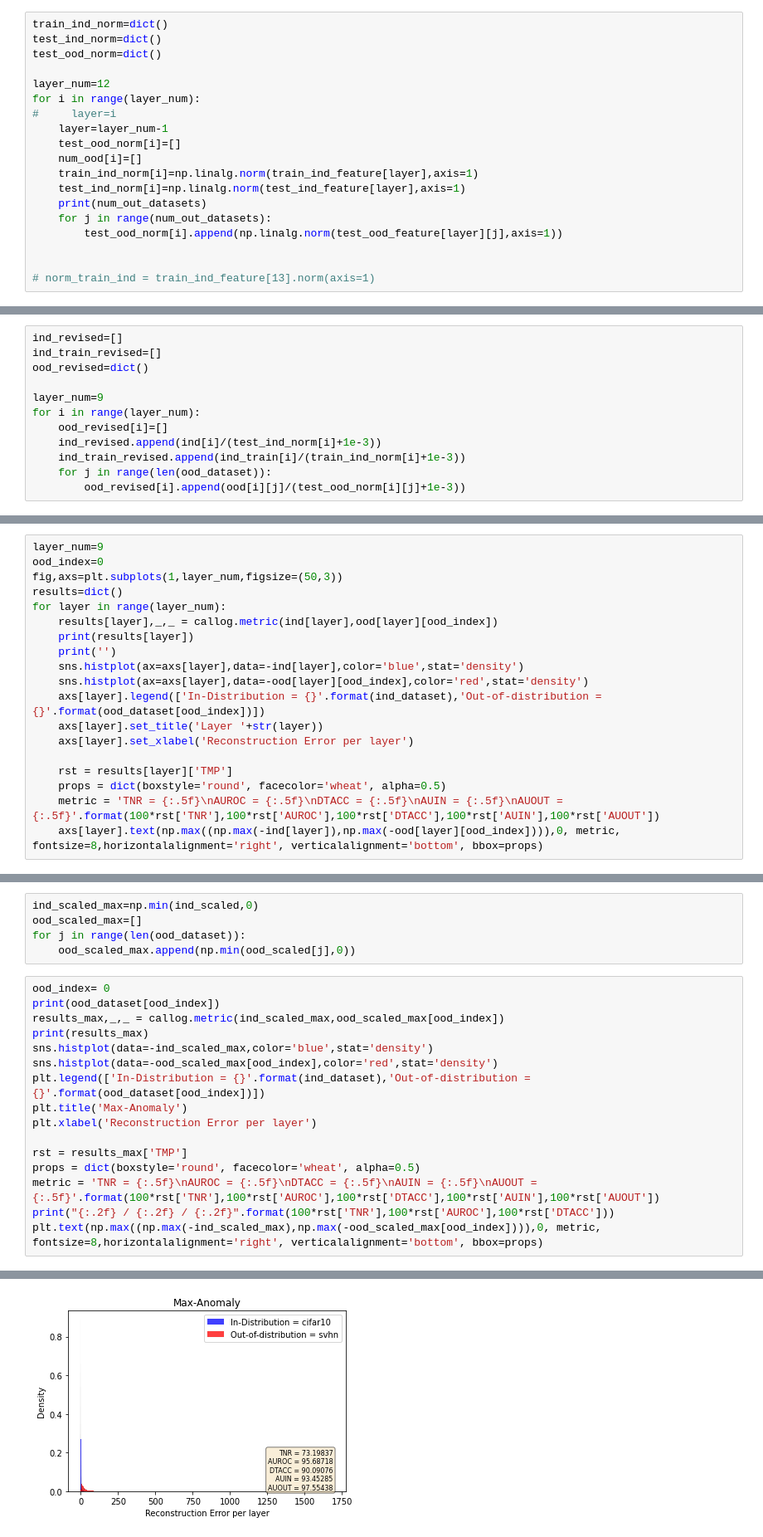
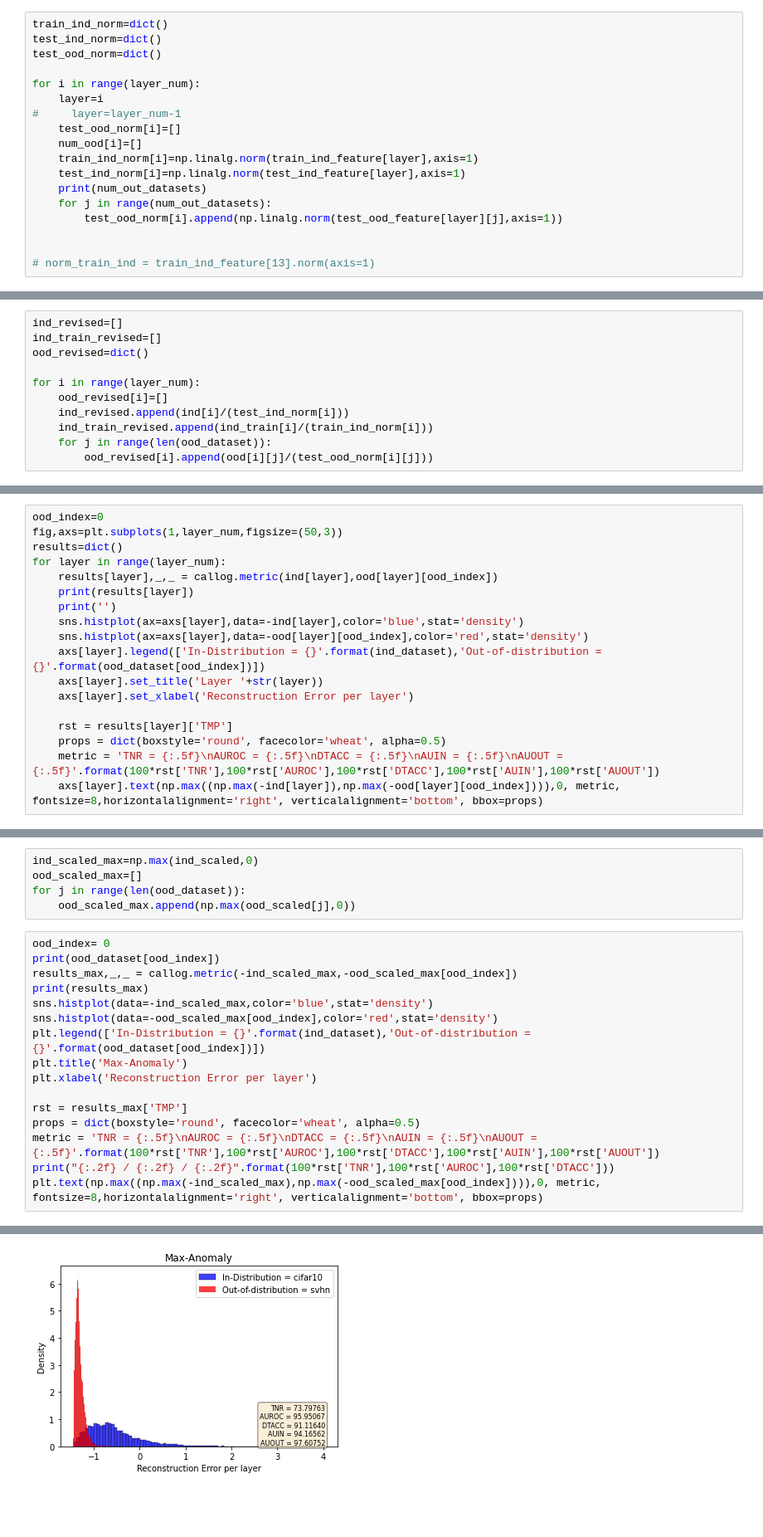
Before and after one commit to younghyopark/FROD, a Jupyter notebook: revised_anomaly_score.ipynb, the cells around one changed output, grey strips where cells are left out. Shown at 83% size. Cells and saved outputs as stored; diff of their text form; blank space fills up the shorter version.

```diff
--- a/revised_anomaly_score.ipynb
+++ b/revised_anomaly_score.ipynb
@@ -85,10 +82,9 @@ train_ind_norm=dict()
 test_ind_norm=dict()
 test_ood_norm=dict()
 
-layer_num=12
 for i in range(layer_num):
-#     layer=i
-    layer=layer_num-1
+    layer=i
+#     layer=layer_num-1
     test_ood_norm[i]=[]
     num_ood[i]=[]
     train_ind_norm[i]=np.linalg.norm(train_ind_feature[layer],axis=1)
@@ -201,13 +197,12 @@ ind_revised=[]
 ind_train_revised=[]
 ood_revised=dict()
 
-layer_num=9
 for i in range(layer_num):
     ood_revised[i]=[]
-    ind_revised.append(ind[i]/(test_ind_norm[i]+1e-3))
-    ind_train_revised.append(ind_train[i]/(train_ind_norm[i]+1e-3))
+    ind_revised.append(ind[i]/(test_ind_norm[i]))
+    ind_train_revised.append(ind_train[i]/(train_ind_norm[i]))
     for j in range(len(ood_dataset)):
-        ood_revised[i].append(ood[i][j]/(test_ood_norm[i][j]+1e-3))
+        ood_revised[i].append(ood[i][j]/(test_ood_norm[i][j]))
 # %%
 # layer=2
 # sns.histplot(test_ind_norm[layer],color='blue')
@@ -216,7 +211,6 @@ for i in range(layer_num):
 # plt.title('Extracted from Layer 2, encoder = MoCo ver2')
 # plt.xlabel('Feature Norm')
 # %%
-layer_num=9
 ood_index=0
 fig,axs=plt.subplots(1,layer_num,figsize=(50,3))
 results=dict()
@@ -316,14 +314,14 @@ for i in range(layer_num):
     for j in range(len(ood_dataset)):
         ood_scaled[j].append(scaler.transform(ood_revised[i][j].reshape(-1,1)).reshape(-1))
 # %%
-ind_scaled_max=np.min(ind_scaled,0)
+ind_scaled_max=np.max(ind_scaled,0)
 ood_scaled_max=[]
 for j in range(len(ood_dataset)):
-    ood_scaled_max.append(np.min(ood_scaled[j],0))
+    ood_scaled_max.append(np.max(ood_scaled[j],0))
 # %%
 ood_index= 0
 print(ood_dataset[ood_index])
-results_max,_,_ = callog.metric(ind_scaled_max,ood_scaled_max[ood_index])
+results_max,_,_ = callog.metric(-ind_scaled_max,-ood_scaled_max[ood_index])
 print(results_max)
 sns.histplot(data=-ind_scaled_max,color='blue',stat='density')
 sns.histplot(data=-ood_scaled_max[ood_index],color='red',stat='density')
@@ -344 +342 @@ Text(1691.020653169067, 0, 'TNR = 73.19837\nAUROC = 95.68718\nDTACC = 90.09076\n
-[figure, old version]
+[figure, new version]
```
Also changed, not shown: parts of 8 cells of this notebook, 8 other files.
